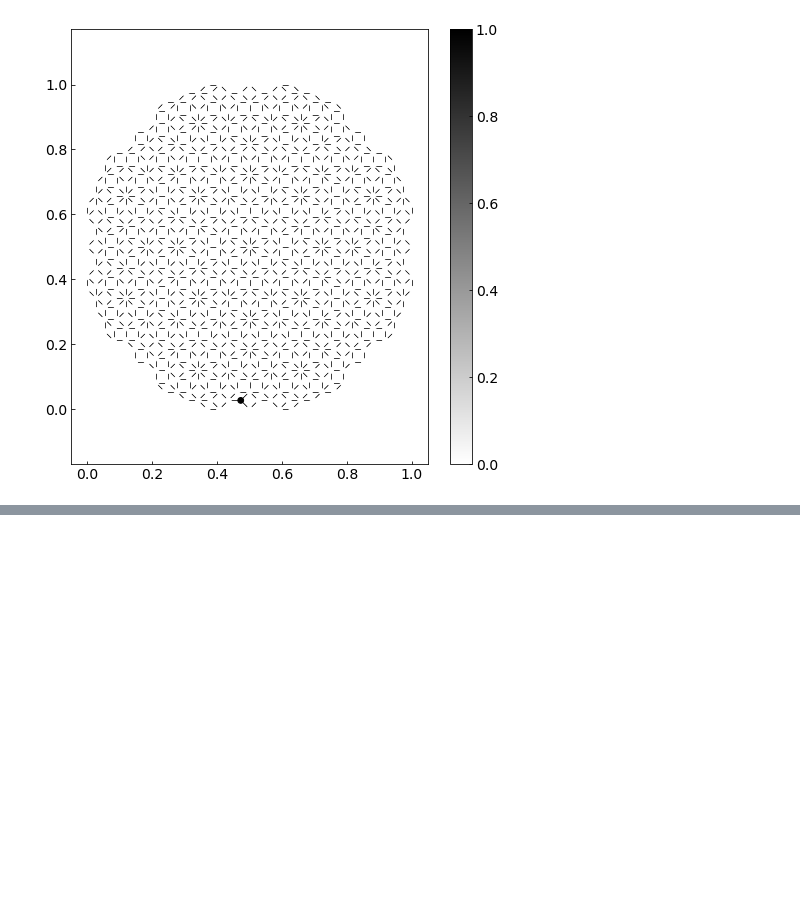
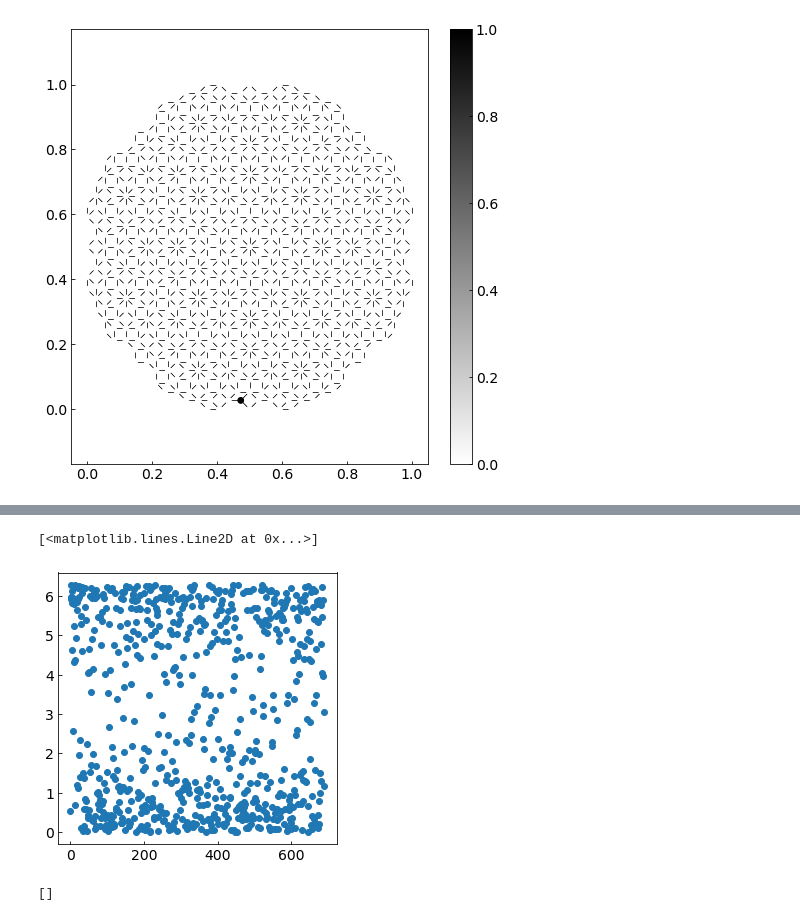
Before and after one commit to Kroghski/Bachelor, a Jupyter notebook: Code/AB_rotation.ipynb, the cells around one changed output, grey strips where cells are left out. Cells and saved outputs as stored; diff of their text form; code cells hidden in the pictures; blank space fills up the shorter version.

```diff
--- a/Code/AB_rotation.ipynb
+++ b/Code/AB_rotation.ipynb
@@ -473,3 +560,34 @@ def check_degeneracy(eval):
         return print('No degeneracies were found')
     else:
         return print('Degeneracies were found')
+# %%
+rotated_evecs0 = np.matmul(R,evecs[0])
+# %%
+evals_rot, evecs_rot, H_rot = Hamil_solve_rot(grid_final, jump_final, (0.25)*B_full)
+# %%
+relative_phase = evecs_rot[0] - evecs[0]
+rot_corr = rotated_evecs0 - relative_phase
+psi = ((1)/((np.linalg.norm(rot_corr))))*rot_corr
+
+# Check individual phases
+phase_evec = [arg(x) for x in evecs[0]]
+phase_psi = [arg(x) for x in psi]
+
+fraction = [x/y for x,y in zip(psi, evecs[0])]
+phases = [arg(x) for x in fraction]
+# %%
+fix, ax = plt.subplots(figsize=(5,5))
+
+xs = range(len(phases))
+
+ax.plot(xs,phases, linestyle= '', marker= 'o')
+# %% [output]
+[<matplotlib.lines.Line2D at 0x...>]
+[figure, added]
+# %%
+# Check the eigenvalues for some different in value
+# Note eigh arranges eigenvalues in ascending order so we need only check the same index of both lists
+diff_evals = [ele for count, ele in enumerate(evals_rot) if abs(ele - evals[count]) > 10**(-12)]
+print(diff_evals)
+# %% [output]
+[]
```
Also changed, not shown: parts of 12 cells of this notebook, 2 other files.
